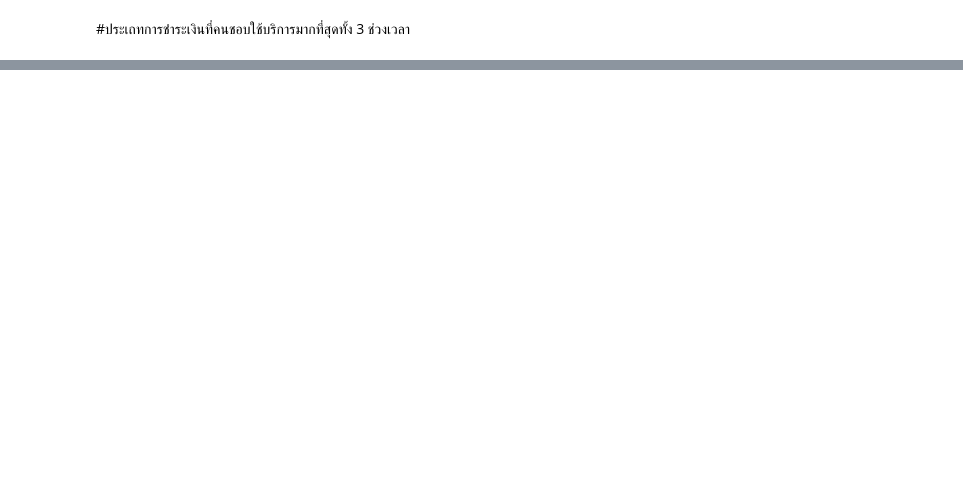
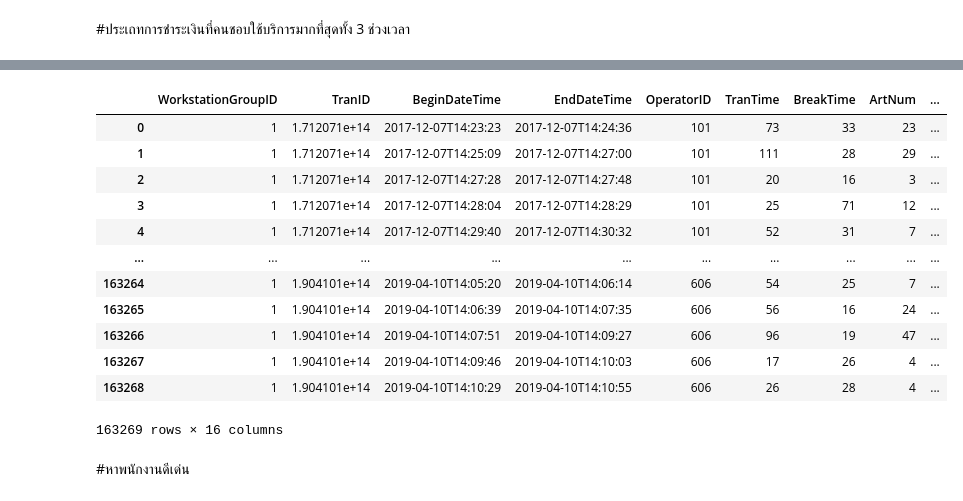
Before and after one commit to MOOwuttichai/python_dataviz2023, a Jupyter notebook: ปลายภาค.ipynb, the cells around one changed output, grey strips where cells are left out. Cells and saved outputs as stored; diff of their text form; code cells hidden in the pictures; blank space fills up the shorter version.

```diff
--- a/ปลายภาค.ipynb
+++ b/ปลายภาค.ipynb
@@ -88,0 +186,42 @@ use_1
+# %%
+concot_TN = pd.read_csv('/content/drive/MyDrive/สอบกลางภาค/data use/3 time ter มีrating.csv')
+# %%
+cons_id1 = concot_TN['BeginDateTime'].tolist()
+cons_id2 = concot_TN['EndDateTime'].tolist()
+cons_no = []
+cons_end = []
+date_S=[]
+date_E=[]
+for i in range(len(cons_id1)):
+  re = cons_id1[i].split('T')[-1]
+  cons_no.append(re)
+for i in range(len(cons_id2)):
+  re = cons_id2[i].split('T')[-1]
+  cons_end.append(re)
+for i in range(len(cons_id1)):
+  re = cons_id2[i].split('T')[0]
+  date_S.append(re)
+for i in range(len(cons_id2)):
+  re = cons_id2[i].split('T')[0]
+  date_E.append(re)
+concot_TN['date_S'] = date_S
+concot_TN['date_E'] = date_E
+concot_TN['time_S'] = cons_no
+concot_TN['time_E'] = cons_end
+concot_TN
+# %% [output]
+|  | WorkstationGroupID | TranID | BeginDateTime | EndDateTime | OperatorID | TranTime | BreakTime | ArtNum | ... |
+| 0 | 1 | 1.712071e+14 | 2017-12-07T14:23:23 | 2017-12-07T14:24:36 | 101 | 73 | 33 | 23 | ... |
+| 1 | 1 | 1.712071e+14 | 2017-12-07T14:25:09 | 2017-12-07T14:27:00 | 101 | 111 | 28 | 29 | ... |
+| 2 | 1 | 1.712071e+14 | 2017-12-07T14:27:28 | 2017-12-07T14:27:48 | 101 | 20 | 16 | 3 | ... |
+| 3 | 1 | 1.712071e+14 | 2017-12-07T14:28:04 | 2017-12-07T14:28:29 | 101 | 25 | 71 | 12 | ... |
+| 4 | 1 | 1.712071e+14 | 2017-12-07T14:29:40 | 2017-12-07T14:30:32 | 101 | 52 | 31 | 7 | ... |
+| ... | ... | ... | ... | ... | ... | ... | ... | ... | ... |
+| 163264 | 1 | 1.904101e+14 | 2019-04-10T14:05:20 | 2019-04-10T14:06:14 | 606 | 54 | 25 | 7 | ... |
+| 163265 | 1 | 1.904101e+14 | 2019-04-10T14:06:39 | 2019-04-10T14:07:35 | 606 | 56 | 16 | 24 | ... |
+| 163266 | 1 | 1.904101e+14 | 2019-04-10T14:07:51 | 2019-04-10T14:09:27 | 606 | 96 | 19 | 47 | ... |
+| 163267 | 1 | 1.904101e+14 | 2019-04-10T14:09:46 | 2019-04-10T14:10:03 | 606 | 17 | 26 | 4 | ... |
+| 163268 | 1 | 1.904101e+14 | 2019-04-10T14:10:29 | 2019-04-10T14:10:55 | 606 | 26 | 28 | 4 | ... |
+163269 rows × 16 columns
+# %% [markdown]
+#หาพนักงานดีเด่น
```
Also changed, not shown: parts of 38 cells of this notebook.
